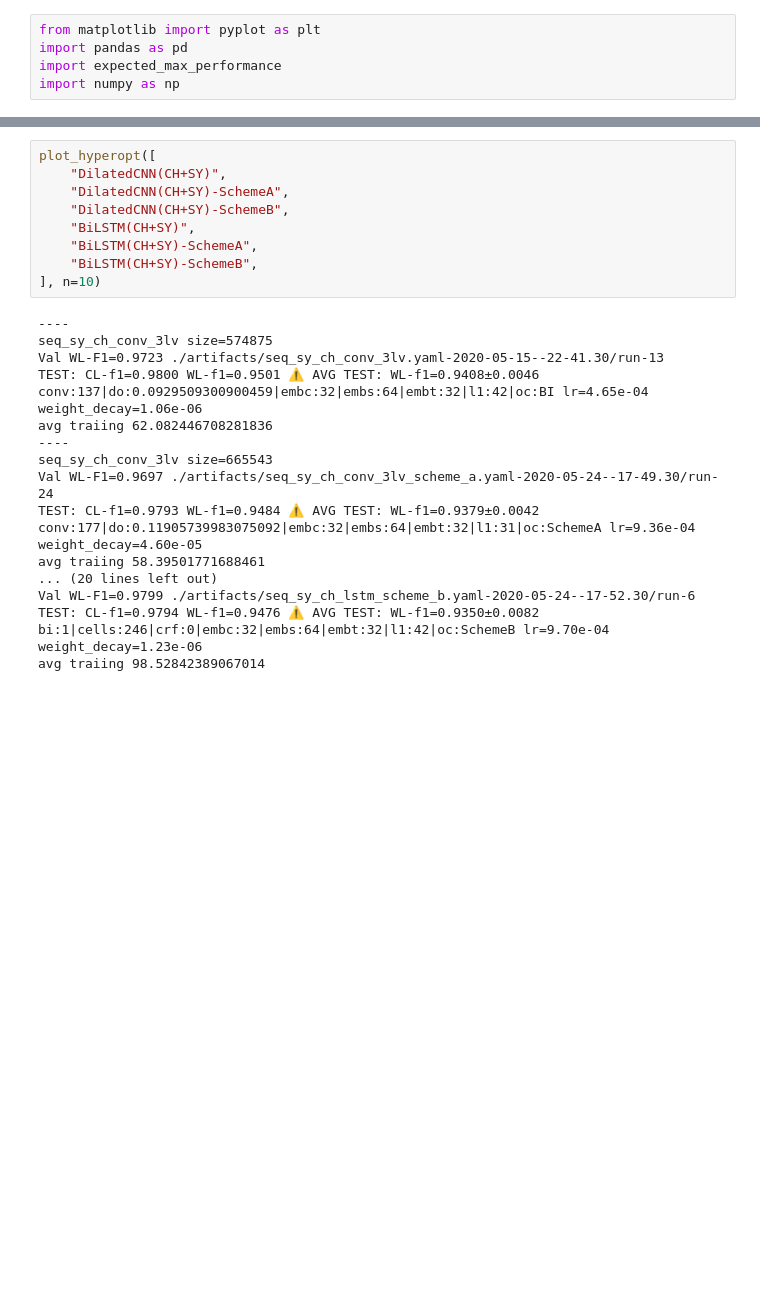
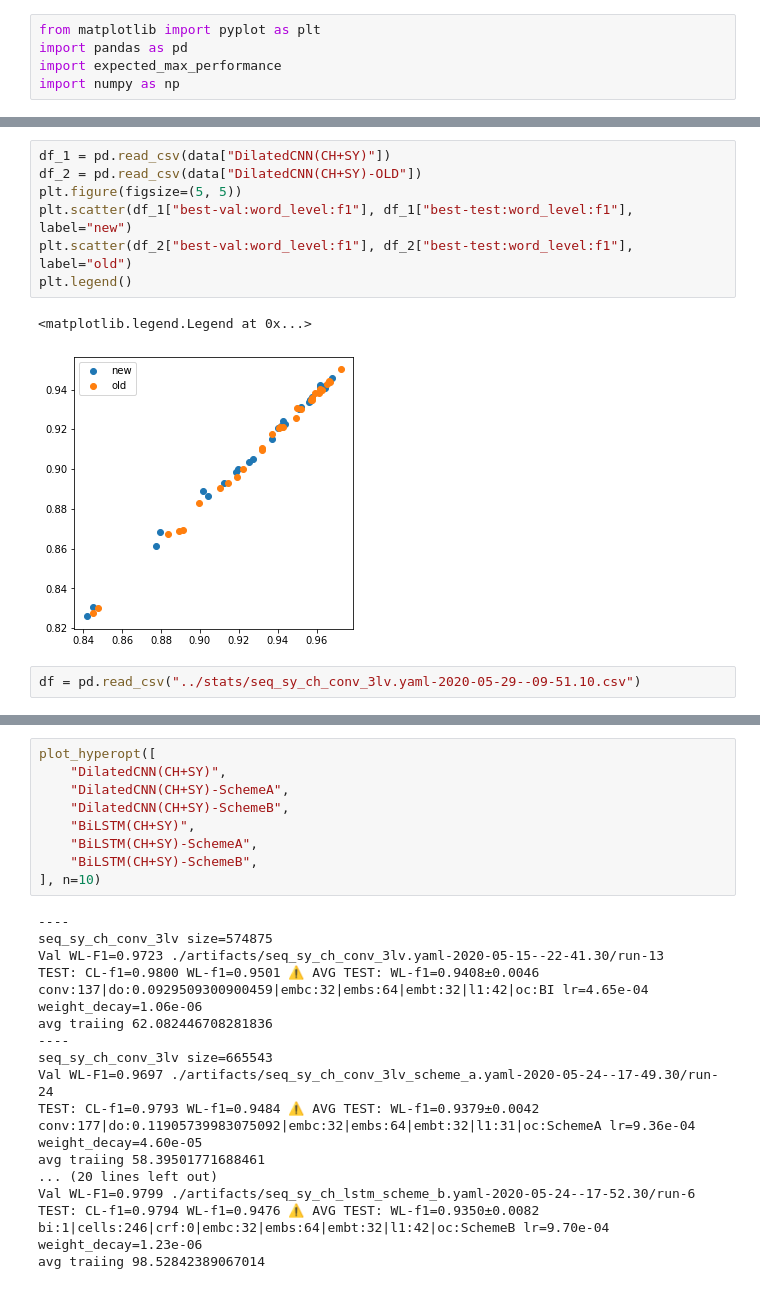
Before and after one commit to p16i/Syllable-based-Neural-Thai-Word-Segmentation, a Jupyter notebook: notebooks/viz-plot-hyperopt-results.ipynb, the cells around one changed output, grey strips where cells are left out. Drawn from its saved outputs; the diff is of its cells as text; blank space fills up the shorter version.

```diff
--- a/notebooks/viz-plot-hyperopt-results.ipynb
+++ b/notebooks/viz-plot-hyperopt-results.ipynb
@@ -118,0 +128,12 @@ avg traiing 103.6668461139997
+# %%
+df_1 = pd.read_csv(data["DilatedCNN(CH+SY)"])
+df_2 = pd.read_csv(data["DilatedCNN(CH+SY)-OLD"])
+plt.figure(figsize=(5, 5))
+plt.scatter(df_1["best-val:word_level:f1"], df_1["best-test:word_level:f1"], label="new")
+plt.scatter(df_2["best-val:word_level:f1"], df_2["best-test:word_level:f1"], label="old")
+plt.legend()
+# %% [output]
+<matplotlib.legend.Legend at 0x...>
+[figure, added]
+# %%
+df = pd.read_csv("../stats/seq_sy_ch_conv_3lv.yaml-2020-05-29--09-51.10.csv")
```
Also changed, not shown: parts of 5 cells of this notebook, 3 other files.
